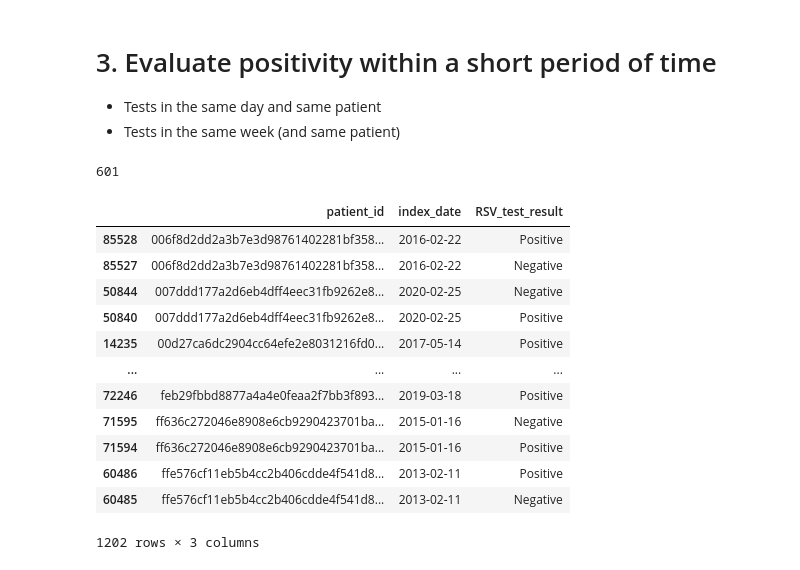
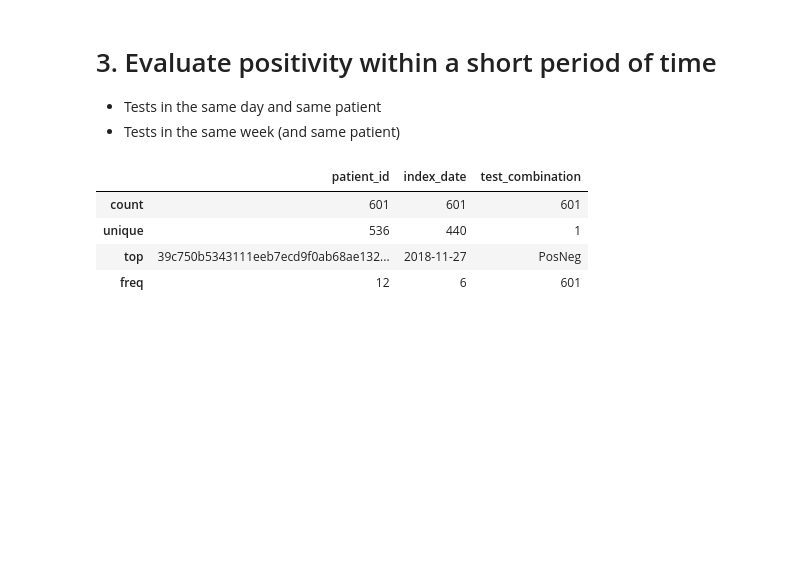
Before and after one commit to angelgldh/rsv_modelling_transfer_learning, a Jupyter notebook: notebooks/EDA.ipynb, the cells around one changed output. Drawn from its saved outputs; the diff is of its cells as text; code cells hidden in the pictures; blank space fills up the shorter version.

```diff
--- a/notebooks/EDA.ipynb
+++ b/notebooks/EDA.ipynb
@@ -65,21 +61,19 @@ more_one_rsv_test_df.shape # 1202 records, i.e. 601 test records the same day
 (more_one_rsv_test_df['RSV_test_result'] == 'Negative').sum() # 601
 
 # It seems that, every time a test is repeated, there exists one negative and positive test
+
+series_grouped = more_one_rsv_test_df.groupby(['patient_id', 'index_date']).apply(aggregate_same_day_test_results)
+# This returns a multi-index (patient_id and index_date) pd.Series
+# We can reconvert this to a df
+
+df_grouped = series_grouped.reset_index().rename(columns = {0: 'test_combination'})
+df_grouped['test_combination'] = pd.Categorical(
+    df_grouped['test_combination'], categories = ['NegNeg', 'PosPos', 'PosNeg'])
-# %% [output]
-601
-# %%
-more_one_rsv_test_df.sort_values(by = 'patient_id')
-# %% [output]
-|  | patient_id | index_date | RSV_test_result |
-| 85528 | 006f8d2dd2a3b7e3d98761402281bf358... | 2016-02-22 | Positive |
-| 85527 | 006f8d2dd2a3b7e3d98761402281bf358... | 2016-02-22 | Negative |
-| 50844 | 007ddd177a2d6eb4dff4eec31fb9262e8... | 2020-02-25 | Negative |
-| 50840 | 007ddd177a2d6eb4dff4eec31fb9262e8... | 2020-02-25 | Positive |
-| 14235 | 00d27ca6dc2904cc64efe2e8031216fd0... | 2017-05-14 | Positive |
-| ... | ... | ... | ... |
-| 72246 | feb29fbbd8877a4a4e0feaa2f7bb3f893... | 2019-03-18 | Positive |
-| 71595 | ff636c272046e8908e6cb9290423701ba... | 2015-01-16 | Negative |
-| 71594 | ff636c272046e8908e6cb9290423701ba... | 2015-01-16 | Positive |
-| 60486 | ffe576cf11eb5b4cc2b406cdde4f541d8... | 2013-02-11 | Positive |
-| 60485 | ffe576cf11eb5b4cc2b406cdde4f541d8... | 2013-02-11 | Negative |
-1202 rows × 3 columns
+# %%
+df_grouped.describe()
+# %% [output]
+|  | patient_id | index_date | test_combination |
+| count | 601 | 601 | 601 |
+| unique | 536 | 440 | 1 |
+| top | 39c750b5343111eeb7ecd9f0ab68ae132... | 2018-11-27 | PosNeg |
+| freq | 12 | 6 | 601 |
```
Also changed, not shown: parts of 6 cells of this notebook.
